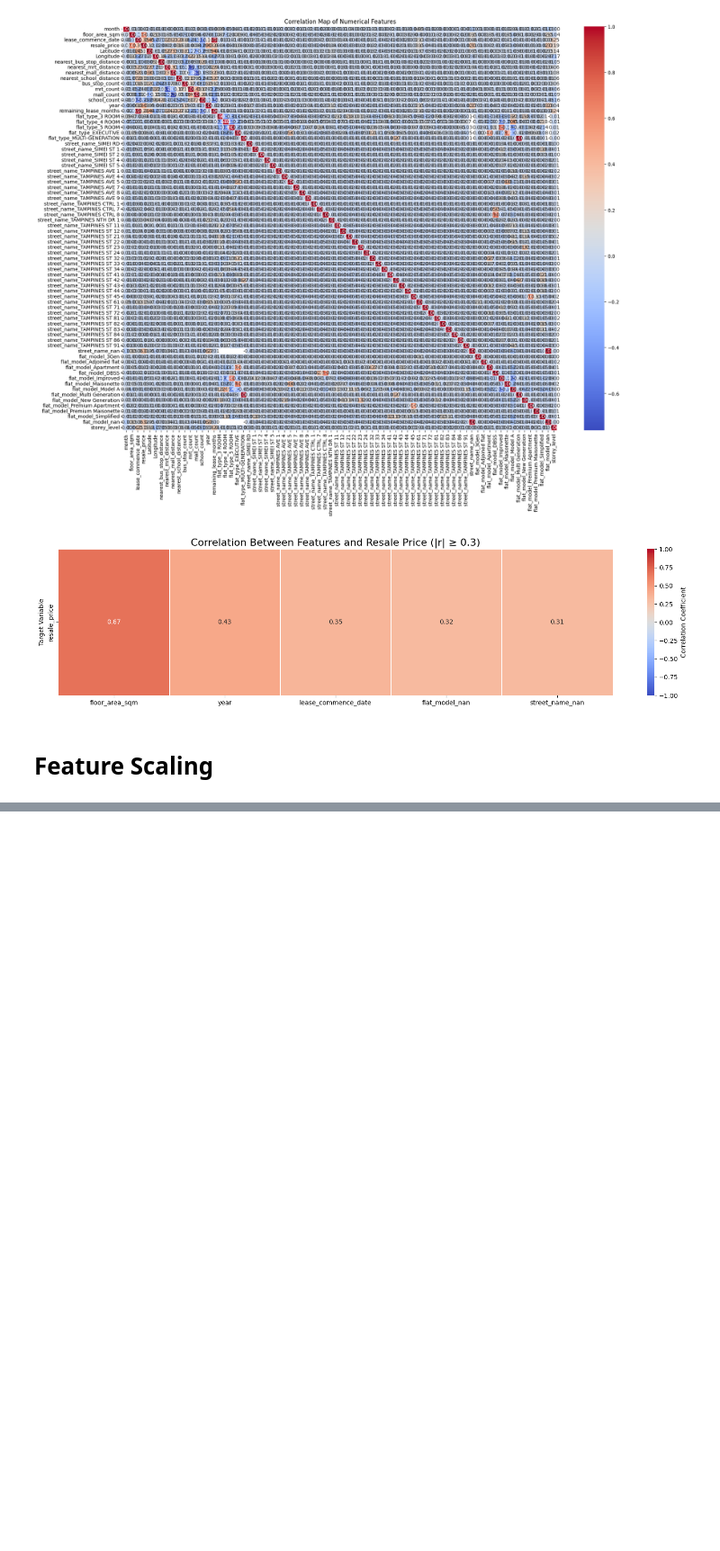
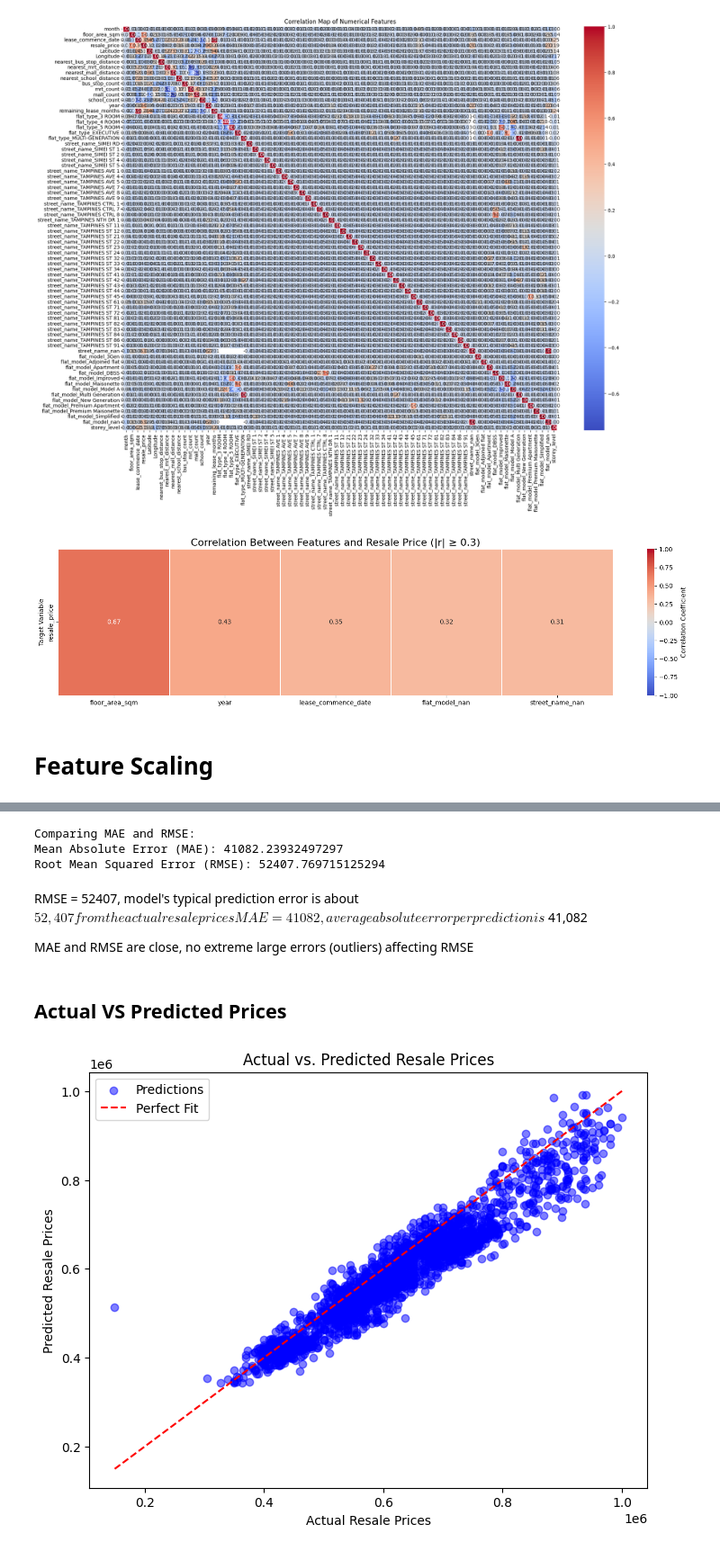
Before and after one commit to cheesexuanyang/Machine-Learning_lab-P5_Group11, a Jupyter notebook: INF2008_Project_HDB.ipynb, the cells around one changed output, grey strips where cells are left out. Shown at 90% size. Cells and saved outputs as stored; diff of their text form; code cells hidden in the pictures; blank space fills up the shorter version.

```diff
--- a/INF2008_Project_HDB.ipynb
+++ b/INF2008_Project_HDB.ipynb
@@ -427,0 +567,21 @@ print(scaled_df.head())
+# %%
+# Get best parameters from GridSearchCV
+best_params = grid_search.best_params_
+
+# Train the final model using early stopping
+final_model = xgb.XGBRegressor(
+    **best_params,  # Use best parameters found by GridSearchCV
+    objective='reg:squarederror',
+    random_state=1,
+    enable_categorical=True
+)
+
+# Train with early stopping
+final_model.fit(
+    xg_X_train, xg_y_train,
+    eval_set=[(xg_X_test, xg_y_test)],
+    verbose=True
+)
+
+# Save the final model
+print("Final model trained successfully!")
@@ -427,0 +606,37 @@ print(scaled_df.head())
+# %%
+# Make predictions on the test set
+xg_y_pred = final_model.predict(xg_X_test)
+
+# Compute MAE, MSE and RMSE
+mae = mean_absolute_error(xg_y_test, xg_y_pred)
+mse = mean_squared_error(xg_y_test, xg_y_pred)
+rmse = np.sqrt(mse)
+
+# Display the metrics
+print("Comparing MAE and RMSE:")
+print(f"Mean Absolute Error (MAE): {mae}")
+print(f"Root Mean Squared Error (RMSE): {rmse}")
+# %% [output]
+Comparing MAE and RMSE:
+Mean Absolute Error (MAE): 41082.23932497297
+Root Mean Squared Error (RMSE): 52407.769715125294
+# %% [markdown]
+RMSE = 52407, model's typical prediction error is about $52,407 from the actual resale prices
+MAE = 41082, average absolute error per prediction is $41,082
+
+MAE and RMSE are close, no extreme large errors (outliers) affecting RMSE
+# %% [markdown]
+## Actual VS Predicted Prices
+# %%
+# Scatter plot of Actual vs Predicted Prices
+plt.figure(figsize=(8,6))
+plt.scatter(xg_y_test, xg_y_pred, alpha=0.5, label="Predictions", color='blue')
+plt.plot([min(xg_y_test), max(xg_y_test)], [min(xg_y_test), max(xg_y_test)], '--r', label="Perfect Fit")
+
+plt.xlabel("Actual Resale Prices")
+plt.ylabel("Predicted Resale Prices")
+plt.title("Actual vs. Predicted Resale Prices")
+plt.legend()
+plt.show()
+# %% [output]
+[figure, added]
```
Also changed, not shown: parts of 20 cells of this notebook, 2 other files.
